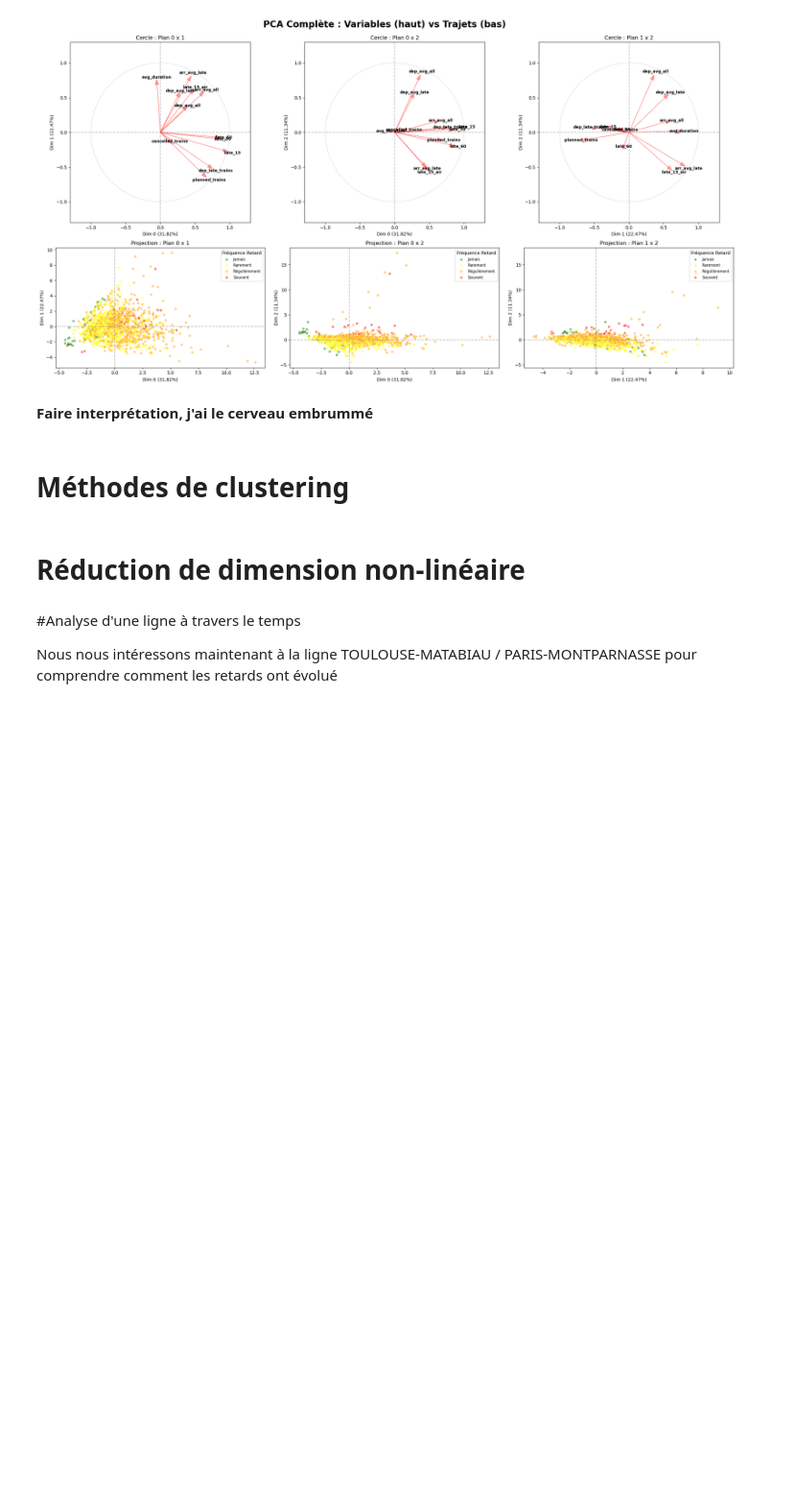
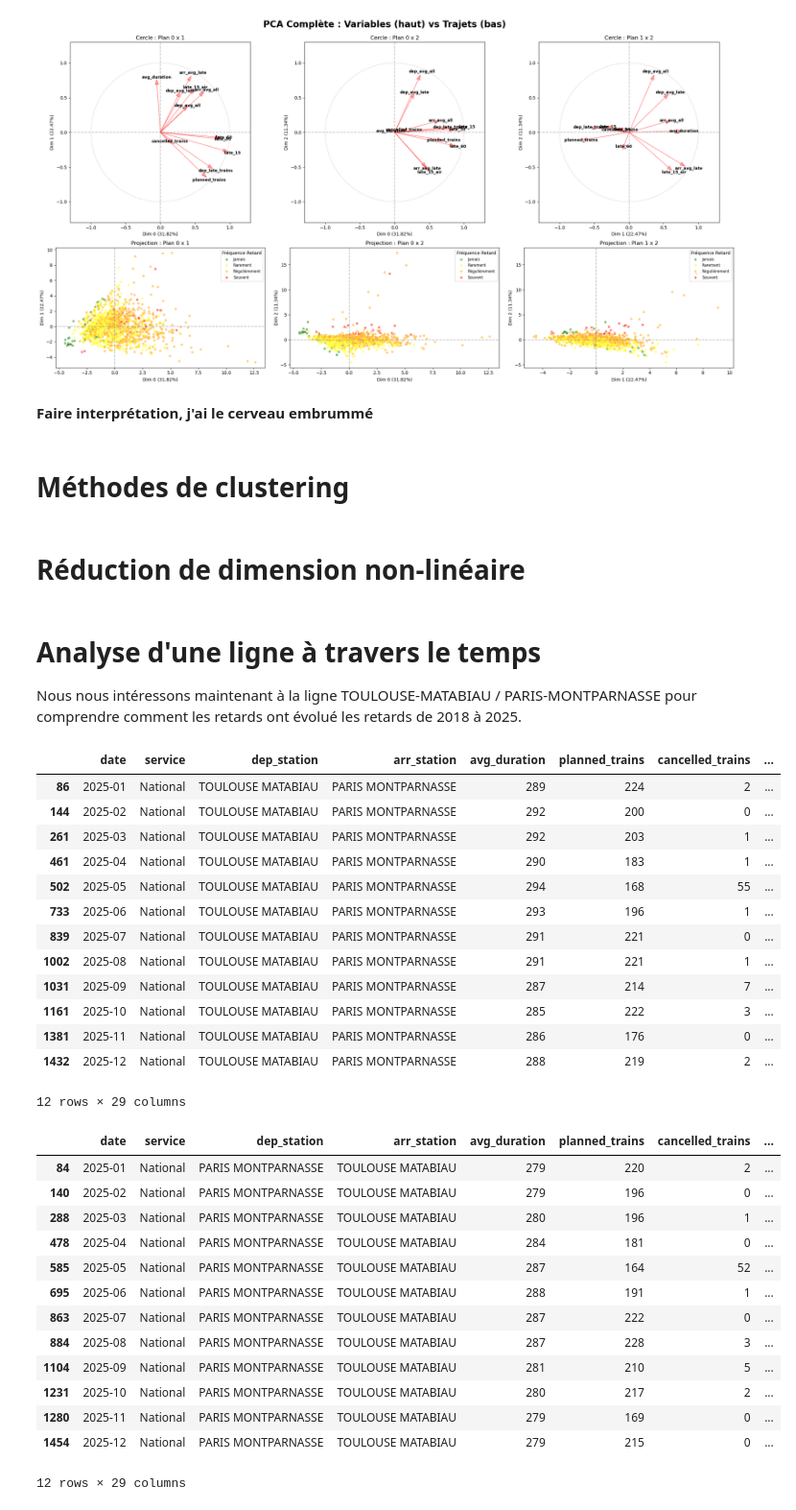
Before and after one commit to Clara-Lst/Projet_AD, a Jupyter notebook: AD-projet-python_FMA-Alex.ipynb, the cells around one changed output. Shown at 96% size. Saved outputs shown, nothing was run; the diff lists cells and outputs as text; code cells hidden in the pictures; blank space fills up the shorter version.

```diff
--- a/AD-projet-python_FMA-Alex.ipynb
+++ b/AD-projet-python_FMA-Alex.ipynb
@@ -696,6 +691,50 @@ plt.show()
 # %% [markdown]
 # Réduction de dimension non-linéaire
 # %% [markdown]
-#Analyse d'une ligne à travers le temps
+# Analyse d'une ligne à travers le temps
 
-Nous nous intéressons maintenant à la ligne TOULOUSE-MATABIAU / PARIS-MONTPARNASSE pour comprendre comment les retards ont évolué
+Nous nous intéressons maintenant à la ligne TOULOUSE-MATABIAU / PARIS-MONTPARNASSE pour comprendre comment les retards ont évolué les retards de 2018 à 2025.
+# %%
+#FMA sur la ligne TOULOUSE-MATABIAU => PARIS-MONTPARNASSE au travers des années
+
+#tableau des individus contenant TOULOUSE-MATABIAU et PARIS-MONTPARNASSE
+toulouse_paris = data[
+    ((data['dep_station'] == 'TOULOUSE MATABIAU') & (data['arr_station'] == 'PARIS MONTPARNASSE')) |
+    ((data['dep_station'] == 'PARIS MONTPARNASSE') & (data['arr_station'] == 'TOULOUSE MATABIAU'))
+]
+
+# Séparer par sens de circulation
+toulouse_to_paris = data[(data['dep_station'] == 'TOULOUSE MATABIAU') & (data['arr_station'] == 'PARIS MONTPARNASSE')]
+paris_to_toulouse = data[(data['dep_station'] == 'PARIS MONTPARNASSE') & (data['arr_station'] == 'TOULOUSE MATABIAU')]
+
+display(toulouse_to_paris)
+display(paris_to_toulouse)
+# %% [output]
+|  | date | service | dep_station | arr_station | avg_duration | planned_trains | cancelled_trains | ... |
+| 86 | 2025-01 | National | TOULOUSE MATABIAU | PARIS MONTPARNASSE | 289 | 224 | 2 | ... |
+| 144 | 2025-02 | National | TOULOUSE MATABIAU | PARIS MONTPARNASSE | 292 | 200 | 0 | ... |
+| 261 | 2025-03 | National | TOULOUSE MATABIAU | PARIS MONTPARNASSE | 292 | 203 | 1 | ... |
+| 461 | 2025-04 | National | TOULOUSE MATABIAU | PARIS MONTPARNASSE | 290 | 183 | 1 | ... |
+| 502 | 2025-05 | National | TOULOUSE MATABIAU | PARIS MONTPARNASSE | 294 | 168 | 55 | ... |
+| 733 | 2025-06 | National | TOULOUSE MATABIAU | PARIS MONTPARNASSE | 293 | 196 | 1 | ... |
+| 839 | 2025-07 | National | TOULOUSE MATABIAU | PARIS MONTPARNASSE | 291 | 221 | 0 | ... |
+| 1002 | 2025-08 | National | TOULOUSE MATABIAU | PARIS MONTPARNASSE | 291 | 221 | 1 | ... |
+| 1031 | 2025-09 | National | TOULOUSE MATABIAU | PARIS MONTPARNASSE | 287 | 214 | 7 | ... |
+| 1161 | 2025-10 | National | TOULOUSE MATABIAU | PARIS MONTPARNASSE | 285 | 222 | 3 | ... |
+| 1381 | 2025-11 | National | TOULOUSE MATABIAU | PARIS MONTPARNASSE | 286 | 176 | 0 | ... |
+| 1432 | 2025-12 | National | TOULOUSE MATABIAU | PARIS MONTPARNASSE | 288 | 219 | 2 | ... |
+12 rows × 29 columns
+|  | date | service | dep_station | arr_station | avg_duration | planned_trains | cancelled_trains | ... |
+| 84 | 2025-01 | National | PARIS MONTPARNASSE | TOULOUSE MATABIAU | 279 | 220 | 2 | ... |
+| 140 | 2025-02 | National | PARIS MONTPARNASSE | TOULOUSE MATABIAU | 279 | 196 | 0 | ... |
+| 288 | 2025-03 | National | PARIS MONTPARNASSE | TOULOUSE MATABIAU | 280 | 196 | 1 | ... |
+| 478 | 2025-04 | National | PARIS MONTPARNASSE | TOULOUSE MATABIAU | 284 | 181 | 0 | ... |
+| 585 | 2025-05 | National | PARIS MONTPARNASSE | TOULOUSE MATABIAU | 287 | 164 | 52 | ... |
+| 695 | 2025-06 | National | PARIS MONTPARNASSE | TOULOUSE MATABIAU | 288 | 191 | 1 | ... |
+| 863 | 2025-07 | National | PARIS MONTPARNASSE | TOULOUSE MATABIAU | 287 | 222 | 0 | ... |
+| 884 | 2025-08 | National | PARIS MONTPARNASSE | TOULOUSE MATABIAU | 287 | 228 | 3 | ... |
+| 1104 | 2025-09 | National | PARIS MONTPARNASSE | TOULOUSE MATABIAU | 281 | 210 | 5 | ... |
+| 1231 | 2025-10 | National | PARIS MONTPARNASSE | TOULOUSE MATABIAU | 280 | 217 | 2 | ... |
+| 1280 | 2025-11 | National | PARIS MONTPARNASSE | TOULOUSE MATABIAU | 279 | 169 | 0 | ... |
+| 1454 | 2025-12 | National | PARIS MONTPARNASSE | TOULOUSE MATABIAU | 279 | 215 | 0 | ... |
+12 rows × 29 columns
```
Also changed, not shown: parts of 1 cell of this notebook, 1 other file.
